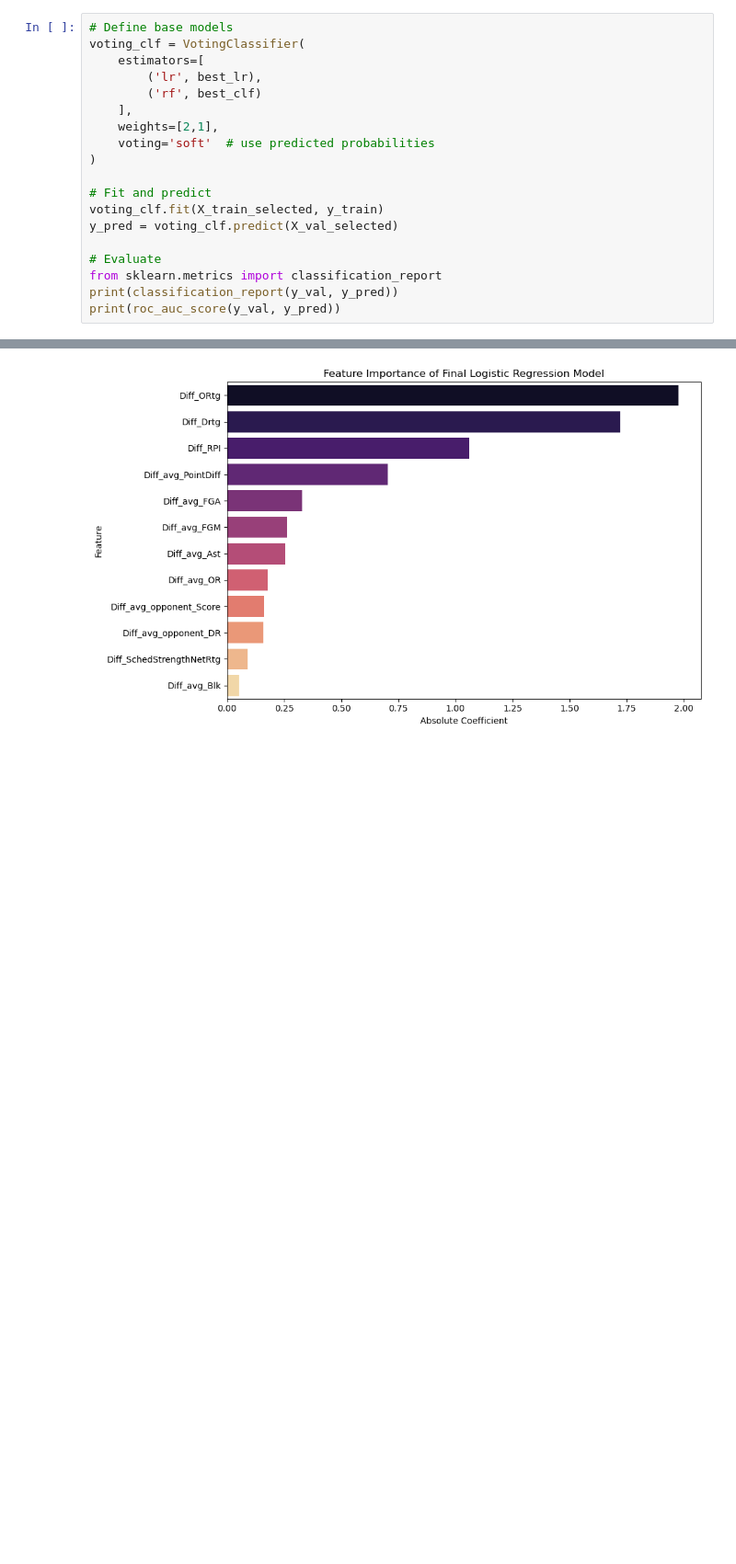
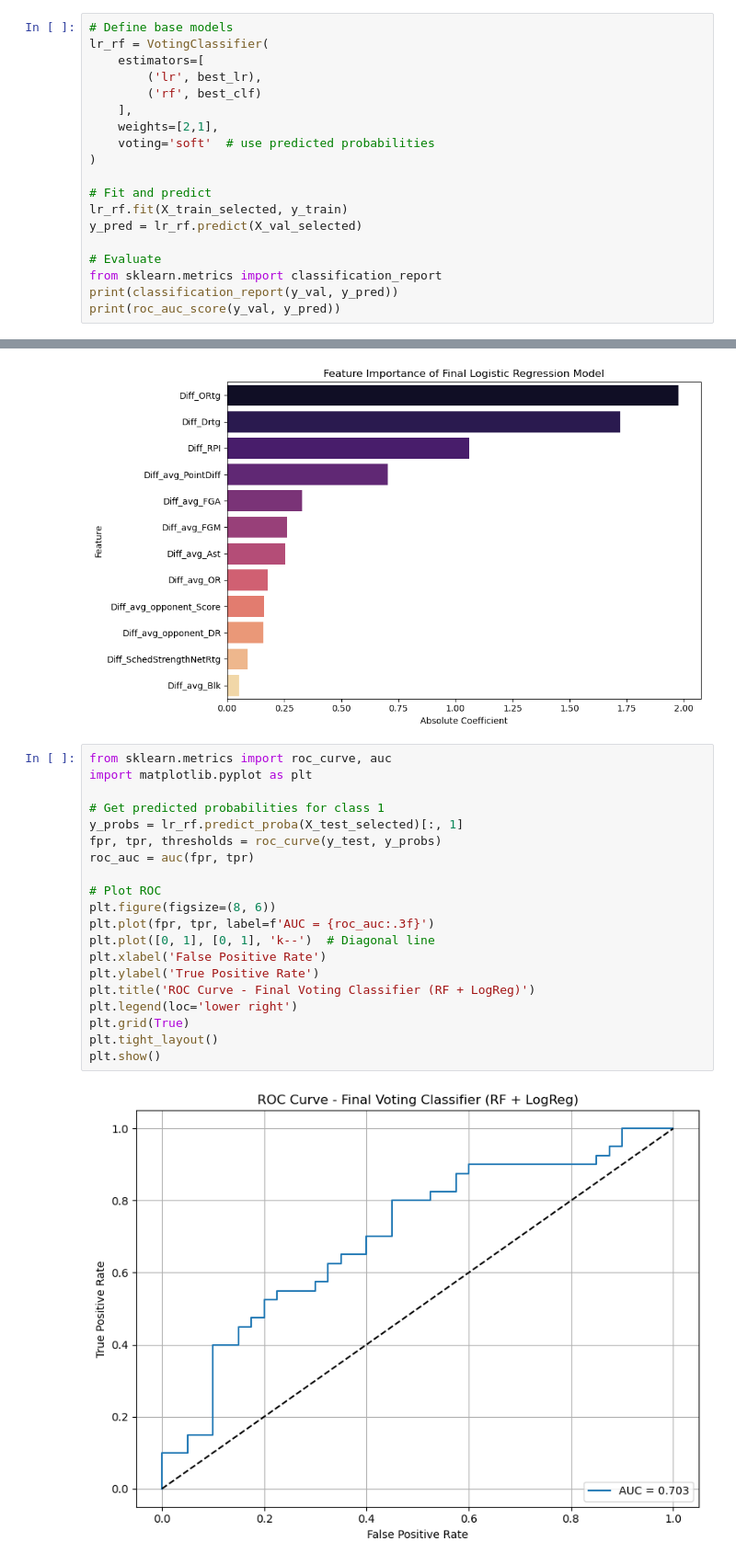
Before and after one commit to ecw70574/data_mining_course_project, a Jupyter notebook: TestingMerge.ipynb, the cells around one changed output, grey strips where cells are left out. Shown at 92% size. Saved outputs shown, nothing was run; the diff lists cells and outputs as text; blank space fills up the shorter version.

Commit message:
best model predicted winners

```diff
--- a/TestingMerge.ipynb
+++ b/TestingMerge.ipynb
@@ -2692,7 +2692,7 @@ weighted avg       0.73      0.73      0.73       118
 0.728813559322034
 # %%
 # Define base models
-voting_clf = VotingClassifier(
+lr_rf = VotingClassifier(
     estimators=[
         ('lr', best_lr),
         ('rf', best_clf)
@@ -2702,8 +2702,8 @@ voting_clf = VotingClassifier(
 )
 
 # Fit and predict
-voting_clf.fit(X_train_selected, y_train)
-y_pred = voting_clf.predict(X_val_selected)
+lr_rf.fit(X_train_selected, y_train)
+y_pred = lr_rf.predict(X_val_selected)
 
 # Evaluate
 from sklearn.metrics import classification_report
@@ -3731,3 +3731,25 @@ Passing `palette` without assigning `hue` is deprecated and will be removed in v
 
   sns.barplot(
 [figure]
+# %%
+from sklearn.metrics import roc_curve, auc
+import matplotlib.pyplot as plt
+
+# Get predicted probabilities for class 1
+y_probs = lr_rf.predict_proba(X_test_selected)[:, 1]
+fpr, tpr, thresholds = roc_curve(y_test, y_probs)
+roc_auc = auc(fpr, tpr)
+
+# Plot ROC
+plt.figure(figsize=(8, 6))
+plt.plot(fpr, tpr, label=f'AUC = {roc_auc:.3f}')
+plt.plot([0, 1], [0, 1], 'k--')  # Diagonal line
+plt.xlabel('False Positive Rate')
+plt.ylabel('True Positive Rate')
+plt.title('ROC Curve - Final Voting Classifier (RF + LogReg)')
+plt.legend(loc='lower right')
+plt.grid(True)
+plt.tight_layout()
+plt.show()
+# %% [output]
+[figure, added]
```
Also changed, not shown: parts of 11 cells of this notebook, 1 other file.
